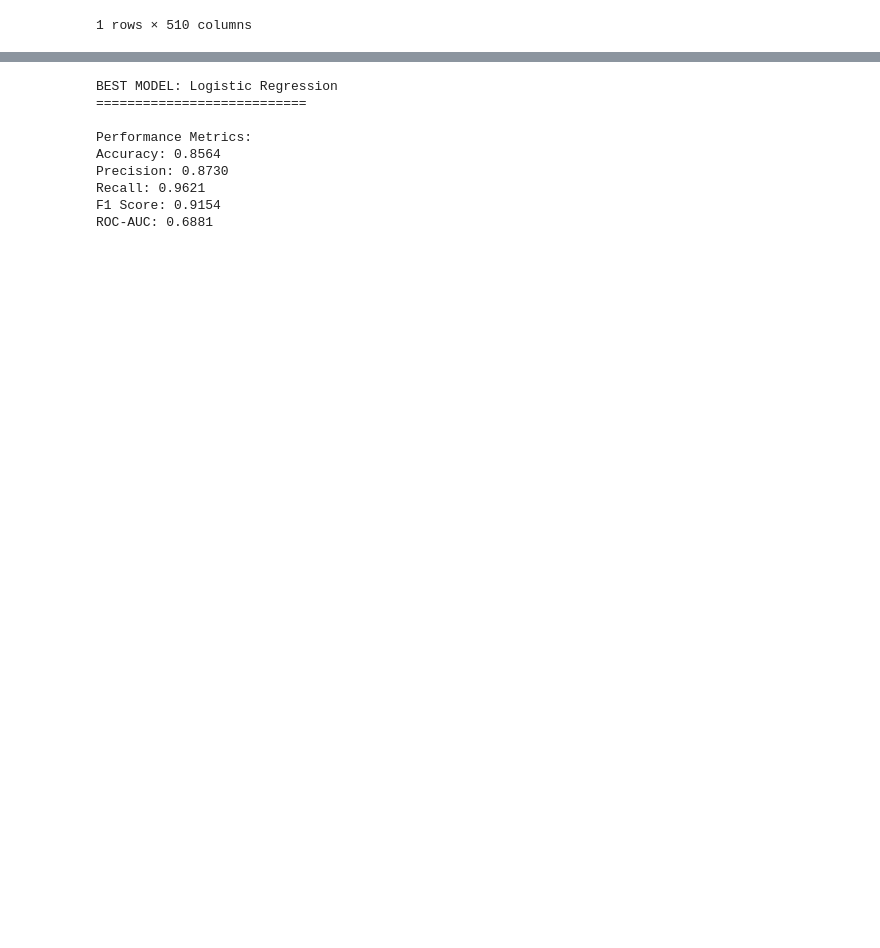
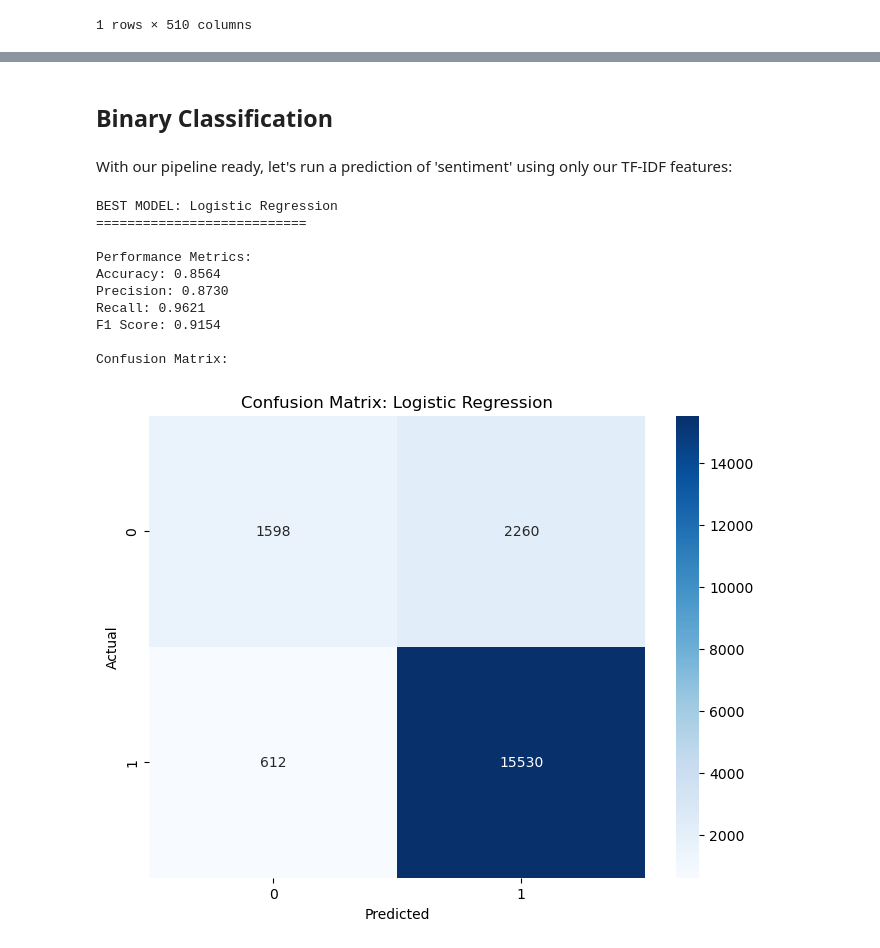
Before and after one commit to sm110101/portfolio_site, a Jupyter notebook: technical-details/supervised-learning/main.ipynb, the cells around one changed output, grey strips where cells are left out. Cells and saved outputs as stored; diff of their text form; code cells hidden in the pictures; blank space fills up the shorter version.

Commit message:
Finished Binary classification section on supervised learning page, updated progress log

```diff
--- a/technical-details/supervised-learning/main.ipynb
+++ b/technical-details/supervised-learning/main.ipynb
@@ -387,18 +500,25 @@ def binary_classification(df, target='sentiment', selected_features=None, includ
     return results[best_model]
+# %% [markdown]
+## Binary Classification
+# %% [markdown]
+With our pipeline ready, let's run a prediction of 'sentiment' using only our TF-IDF features:
 # %%
 # Using only TF-IDF values for classification
-best_model_result = binary_classification(
+bin_class_tfidf = classification(
     df=reviews_tfidf,
     target="sentiment",
-    include_tfidf=True  # Include all TF-IDF columns
+    include_tfidf=True, # Include all TF-IDF columns
+    show_confusion_matrix=True
 )
 # %% [output]
 BEST MODEL: Logistic Regression
 ===========================
 
 Performance Metrics:
 Accuracy: 0.8564
 Precision: 0.8730
 Recall: 0.9621
 F1 Score: 0.9154
-ROC-AUC: 0.6881
+
+Confusion Matrix:
+[figure, added]
```
Also changed, not shown: parts of 13 cells of this notebook, 11 other files.
